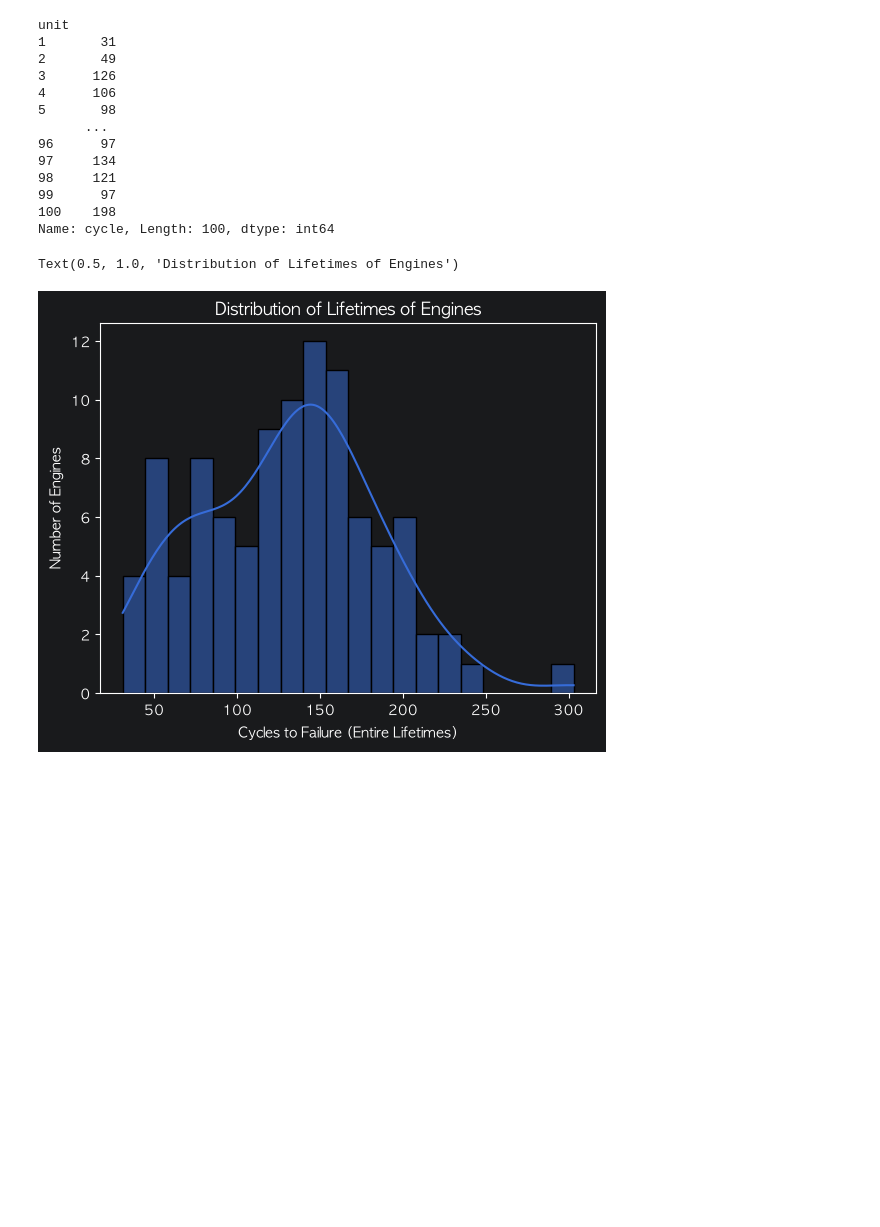
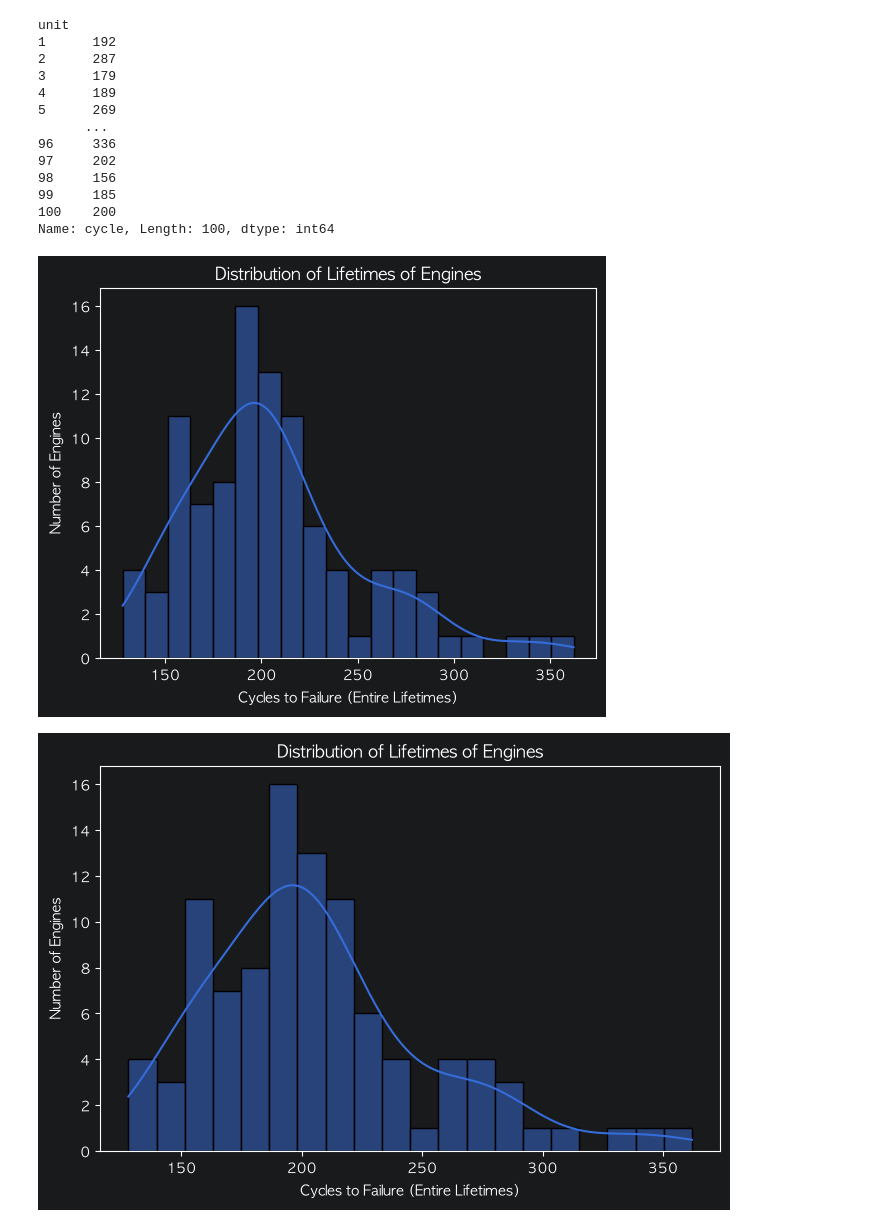
Before and after one commit to Hyun2l/cmapss-rul-prediction, a Jupyter notebook: notebooks/01_EDA.ipynb, the cells around one changed output. Saved outputs shown, nothing was run; the diff lists cells and outputs as text; code cells hidden in the pictures; blank space fills up the shorter version.

```diff
--- a/notebooks/01_EDA.ipynb
+++ b/notebooks/01_EDA.ipynb
@@ -43,7 +43,7 @@ def load_data(filepath : str) -> pd.DataFrame:
     df.columns = ALL_COLS
     return df
 
-df = load_data("../data/test_FD001.txt")
+df = load_data("../data/train_FD001.txt")
 df.info()
 df.shape
 df.describe()
@@ -79,36 +79,50 @@ Name: cycle, dtype: float64
 # %%
 import matplotlib.pyplot as plt
 
 # 맥(Mac)용 기본 한글 폰트(애플고딕) 설정
 plt.rc('font', family='AppleGothic')
 # 그래프에서 마이너스(-) 기호가 깨지는 문제 해결
 plt.rcParams['axes.unicode_minus'] = False
 
 def get_unit_lifetimes(df: pd.DataFrame) -> pd.Series:
     #각 unit의 최대 cycle = 그 엔진의 전체 수명(고장 시점)
     return df.groupby("unit")["cycle"].max()
 
 print(get_unit_lifetimes(df))
 
 lifetimes = get_unit_lifetimes(df)
 
 sns.histplot(lifetimes, bins=20,kde=True)
 plt.xlabel("Cycles to Failure (Entire Lifetimes)")
 plt.ylabel("Number of Engines")
 plt.title("Distribution of Lifetimes of Engines")
+
+def plot_lifetimes(lifetimes: pd.Series, save_path: str = None):
+    plt.figure(figsize=(8, 5))
+    sns.histplot(lifetimes, bins=20, kde=True)
+    plt.xlabel("Cycles to Failure (Entire Lifetimes)")
+    plt.ylabel("Number of Engines")
+    plt.title("Distribution of Lifetimes of Engines")
+    if save_path:
+        plt.savefig(save_path, dpi=100, bbox_inches="tight")
+        plt.close()
+    else:
+        plt.show()
+
+plot_lifetimes(lifetimes)
 # %% [output]
 unit
-1       31
-2       49
-3      126
-4      106
-5       98
+1      192
+2      287
+3      179
+4      189
+5      269
       ...
-96      97
-97     134
-98     121
-99      97
-100    198
+96     336
+97     202
+98     156
+99     185
+100    200
 Name: cycle, Length: 100, dtype: int64
-Text(0.5, 1.0, 'Distribution of Lifetimes of Engines')
-[figure, old version]
+[figure, new version]
+[figure, added]
```
Also changed, not shown: parts of 9 cells of this notebook, 4 other files.
